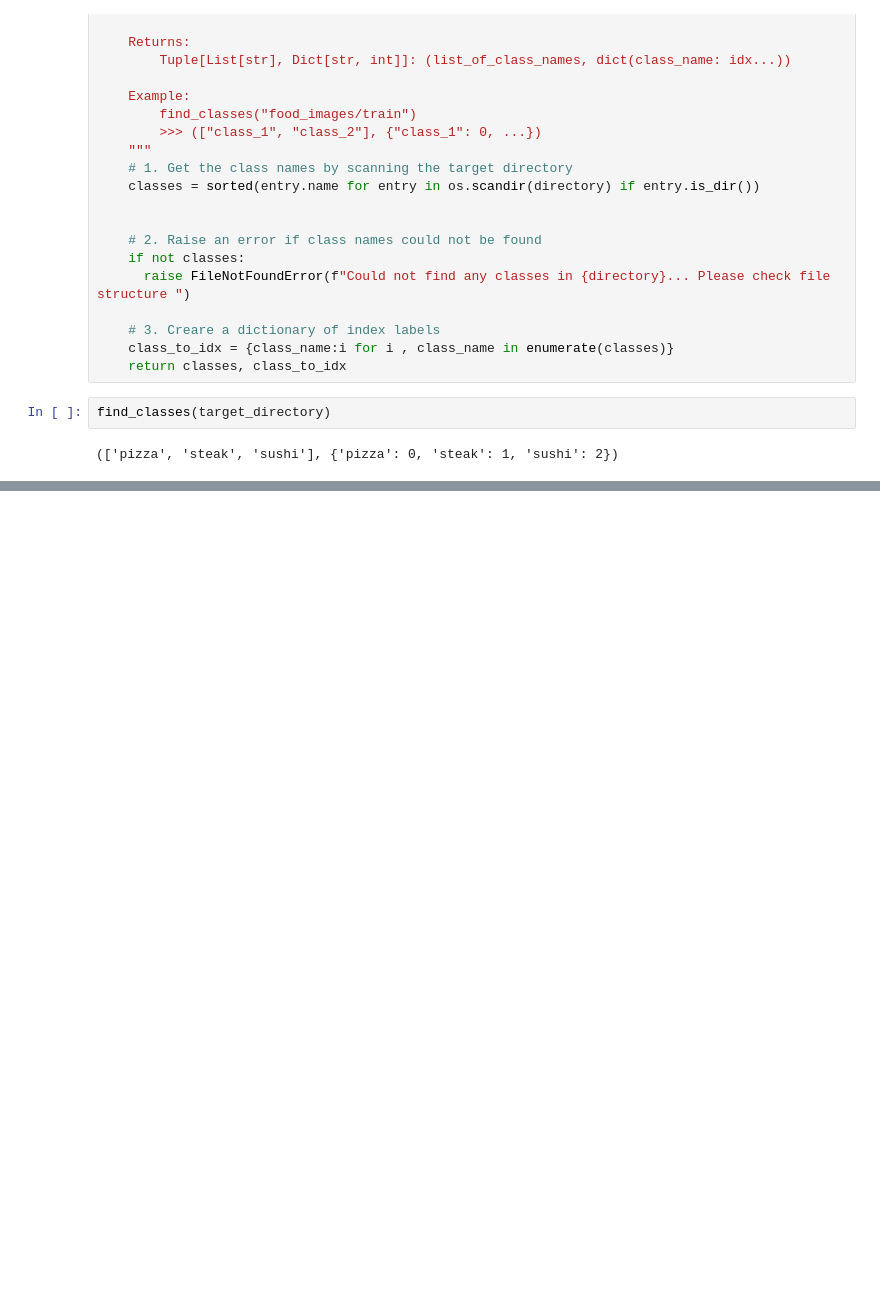
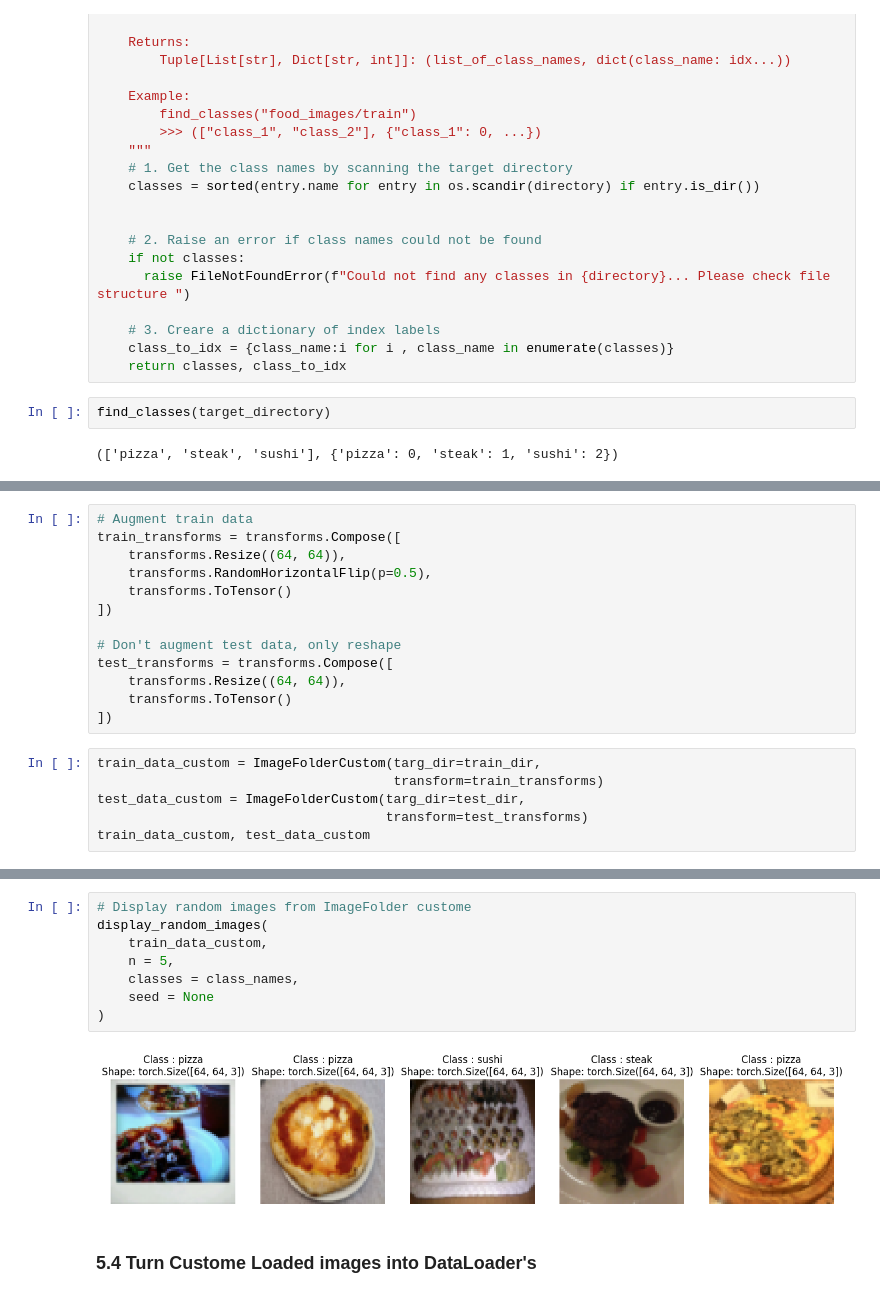
Before and after one commit to Abhimanyu9539/PyTorch, a Jupyter notebook: Custom Data Loader/04_pytorch_custom_datasets.ipynb, the cells around one changed output, grey strips where cells are left out. Drawn from its saved outputs; the diff is of its cells as text; blank space fills up the shorter version.

```diff
--- a/Custom Data Loader/04_pytorch_custom_datasets.ipynb
+++ b/Custom Data Loader/04_pytorch_custom_datasets.ipynb
@@ -367,0 +411,19 @@ find_classes(target_directory)
+# %%
+# Augment train data
+train_transforms = transforms.Compose([
+    transforms.Resize((64, 64)),
+    transforms.RandomHorizontalFlip(p=0.5),
+    transforms.ToTensor()
+])
+
+# Don't augment test data, only reshape
+test_transforms = transforms.Compose([
+    transforms.Resize((64, 64)),
+    transforms.ToTensor()
+])
+# %%
+train_data_custom = ImageFolderCustom(targ_dir=train_dir,
+                                      transform=train_transforms)
+test_data_custom = ImageFolderCustom(targ_dir=test_dir,
+                                     transform=test_transforms)
+train_data_custom, test_data_custom
@@ -367,0 +517,12 @@ find_classes(target_directory)
+# %%
+# Display random images from ImageFolder custome
+display_random_images(
+    train_data_custom,
+    n = 5,
+    classes = class_names,
+    seed = None
+)
+# %% [output]
+[figure, added]
+# %% [markdown]
+### 5.4 Turn Custome Loaded images into DataLoader's
```
Also changed, not shown: parts of 40 cells of this notebook.
